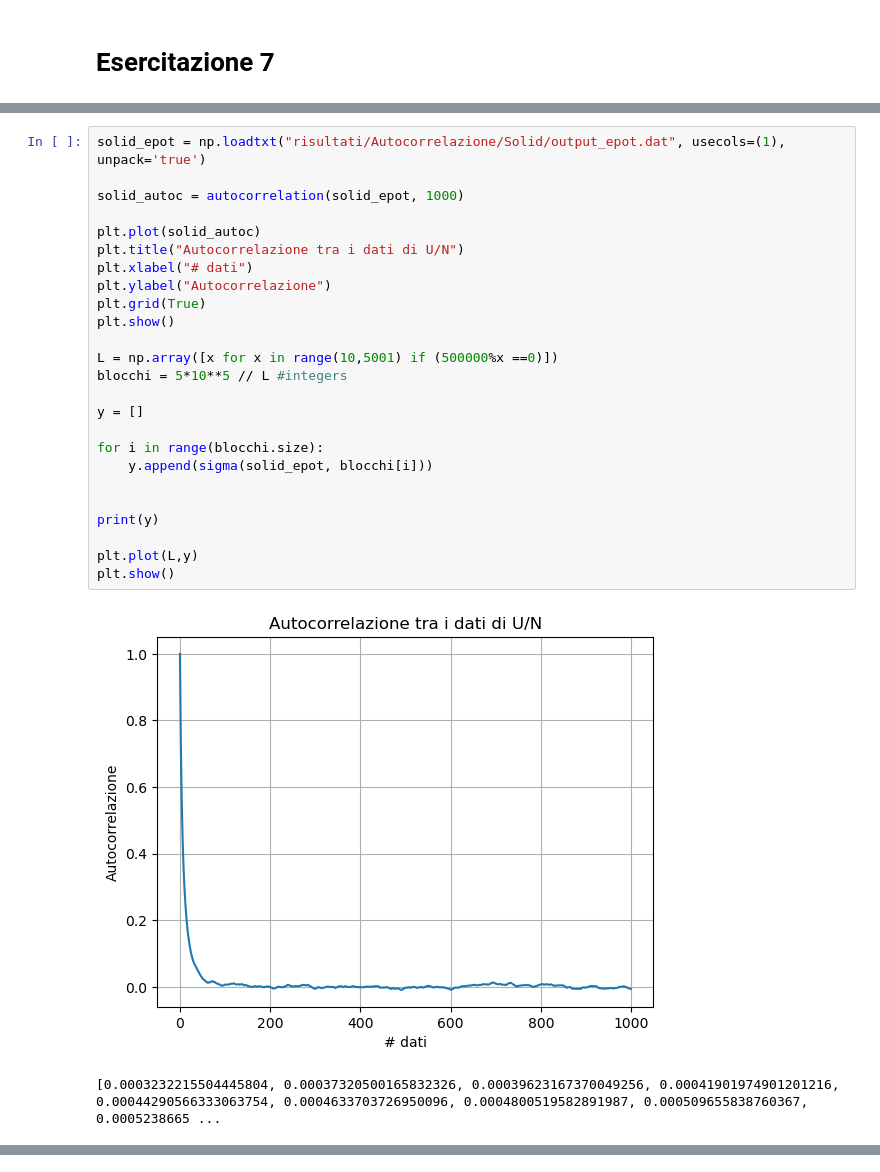
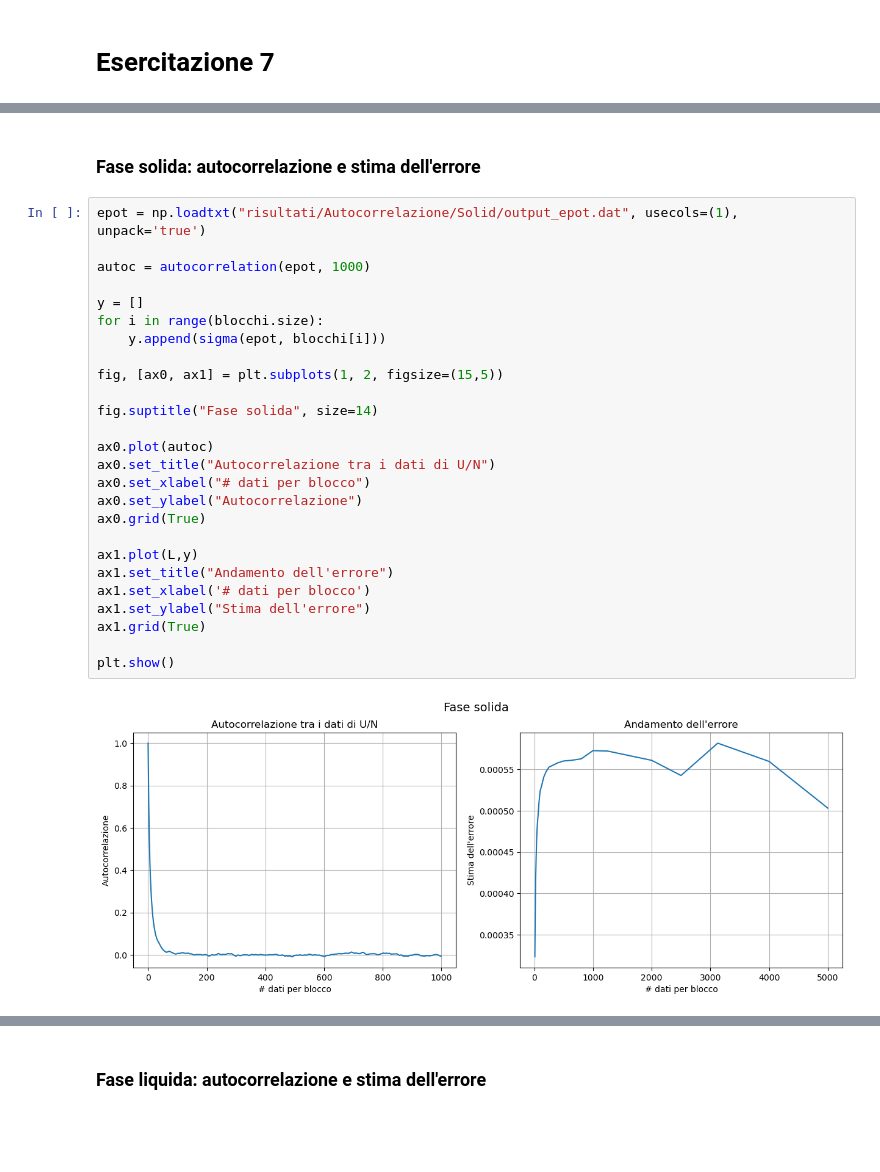
Before and after one commit to paolo-magnani/Esercizi_LSN, a Jupyter notebook: Es07/Paolo_Magnani_Esercitazione_7.ipynb, the cells around one changed output, grey strips where cells are left out. Saved outputs shown, nothing was run; the diff lists cells and outputs as text; blank space fills up the shorter version.

```diff
--- a/Es07/Paolo_Magnani_Esercitazione_7.ipynb
+++ b/Es07/Paolo_Magnani_Esercitazione_7.ipynb
@@ -49,28 +52,30 @@ def sigma(r,N):
+# %% [markdown]
+### Fase solida: autocorrelazione e stima dell'errore
 # %%
-solid_epot = np.loadtxt("risultati/Autocorrelazione/Solid/output_epot.dat", usecols=(1), unpack='true')
+epot = np.loadtxt("risultati/Autocorrelazione/Solid/output_epot.dat", usecols=(1), unpack='true')
 
-solid_autoc = autocorrelation(solid_epot, 1000)
-
-plt.plot(solid_autoc)
-plt.title("Autocorrelazione tra i dati di U/N")
-plt.xlabel("# dati")
-plt.ylabel("Autocorrelazione")
-plt.grid(True)
-plt.show()
-
-L = np.array([x for x in range(10,5001) if (500000%x ==0)])
-blocchi = 5*10**5 // L #integers
+autoc = autocorrelation(epot, 1000)
 
 y = []
+for i in range(blocchi.size):
+    y.append(sigma(epot, blocchi[i]))
 
-for i in range(blocchi.size):
-    y.append(sigma(solid_epot, blocchi[i]))
+fig, [ax0, ax1] = plt.subplots(1, 2, figsize=(15,5))
 
+fig.suptitle("Fase solida", size=14)
 
-print(y)
+ax0.plot(autoc)
+ax0.set_title("Autocorrelazione tra i dati di U/N")
+ax0.set_xlabel("# dati per blocco")
+ax0.set_ylabel("Autocorrelazione")
+ax0.grid(True)
 
-plt.plot(L,y)
+ax1.plot(L,y)
+ax1.set_title("Andamento dell'errore")
+ax1.set_xlabel('# dati per blocco')
+ax1.set_ylabel("Stima dell'errore")
+ax1.grid(True)
+
 plt.show()
 # %% [output]
-[figure, old version]
+[figure, new version]
-[0.0003232215504445804, 0.00037320500165832326, 0.00039623167370049256, 0.00041901974901201216, 0.00044290566333063754, 0.0004633703726950096, 0.0004800519582891987, 0.000509655838760367, 0.0005238665 ...
@@ -78 +82,3 @@ plt.show()
+# %% [markdown]
+### Fase liquida: autocorrelazione e stima dell'errore
 # %%
```
Also changed, not shown: parts of 17 cells of this notebook, 11 other files.
